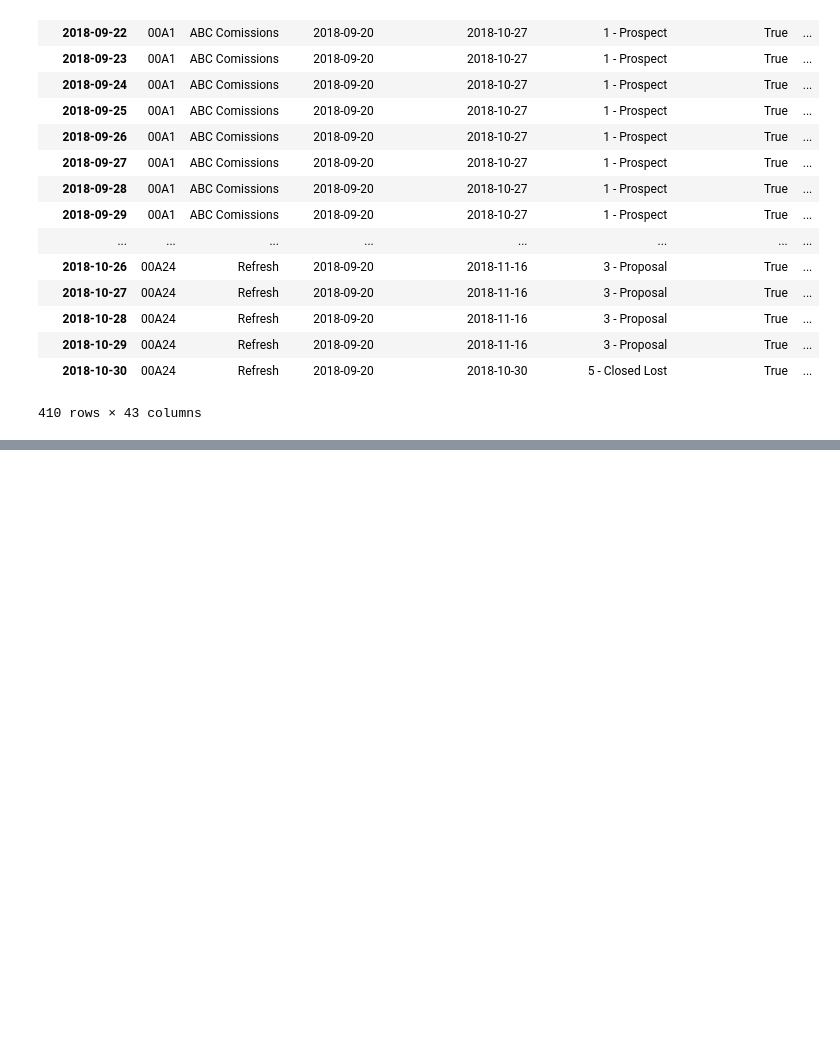
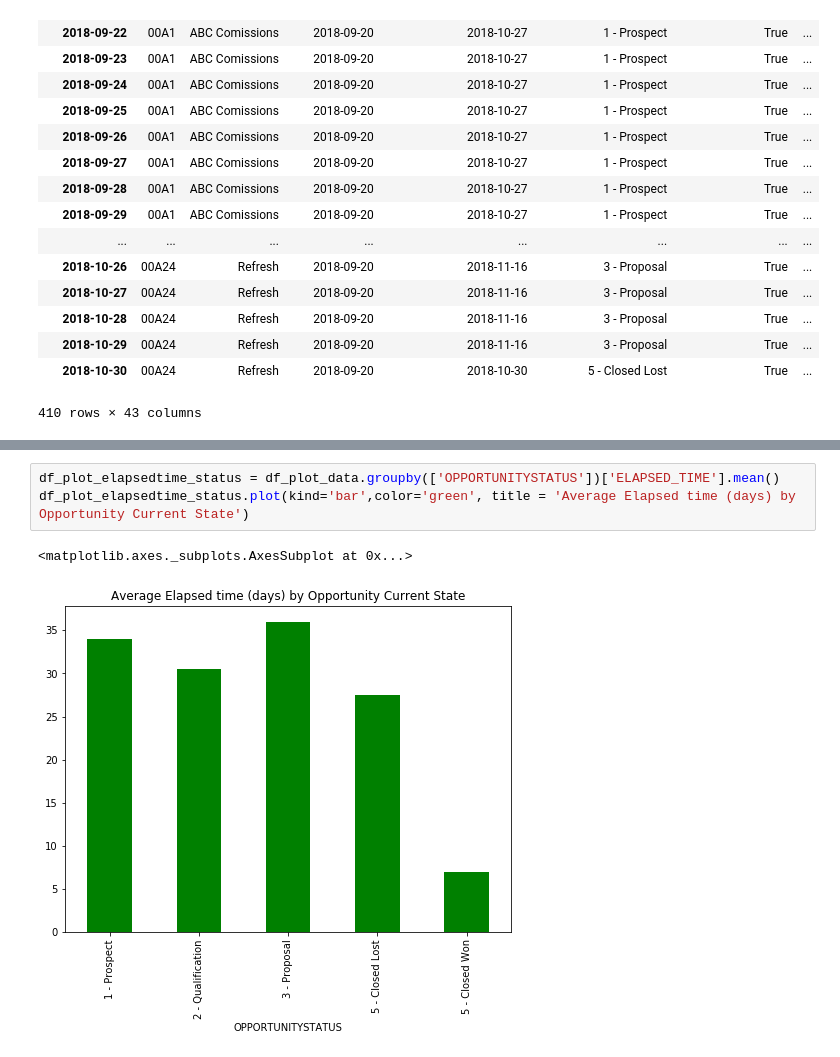
Before and after one commit to AbhiSivasailam/SB, a Jupyter notebook: Opportunity_Scoring.ipynb, the cells around one changed output, grey strips where cells are left out. Cells and saved outputs as stored; diff of their text form; blank space fills up the shorter version.

```diff
--- a/Opportunity_Scoring.ipynb
+++ b/Opportunity_Scoring.ipynb
@@ -259,3 +360,9 @@ df.drop(columns=['SYSDATE'])
+# %%
+df_plot_elapsedtime_status = df_plot_data.groupby(['OPPORTUNITYSTATUS'])['ELAPSED_TIME'].mean()
+df_plot_elapsedtime_status.plot(kind='bar',color='green', title = 'Average Elapsed time (days) by Opportunity Current State')
+# %% [output]
+<matplotlib.axes._subplots.AxesSubplot at 0x...>
+[figure, added]
 # %%
 df.info()
 # %% [output]
```
Also changed, not shown: parts of 18 cells of this notebook.
